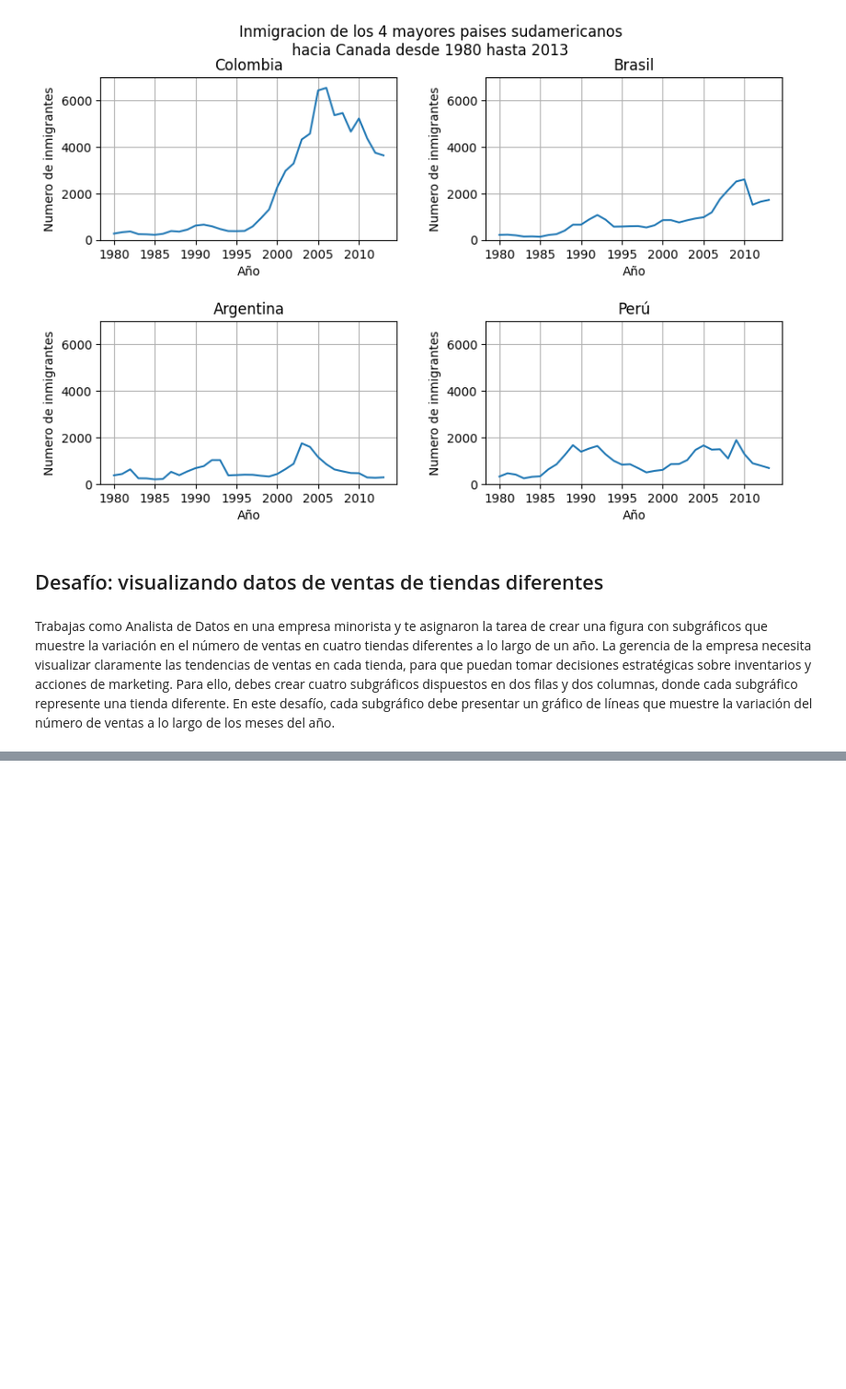
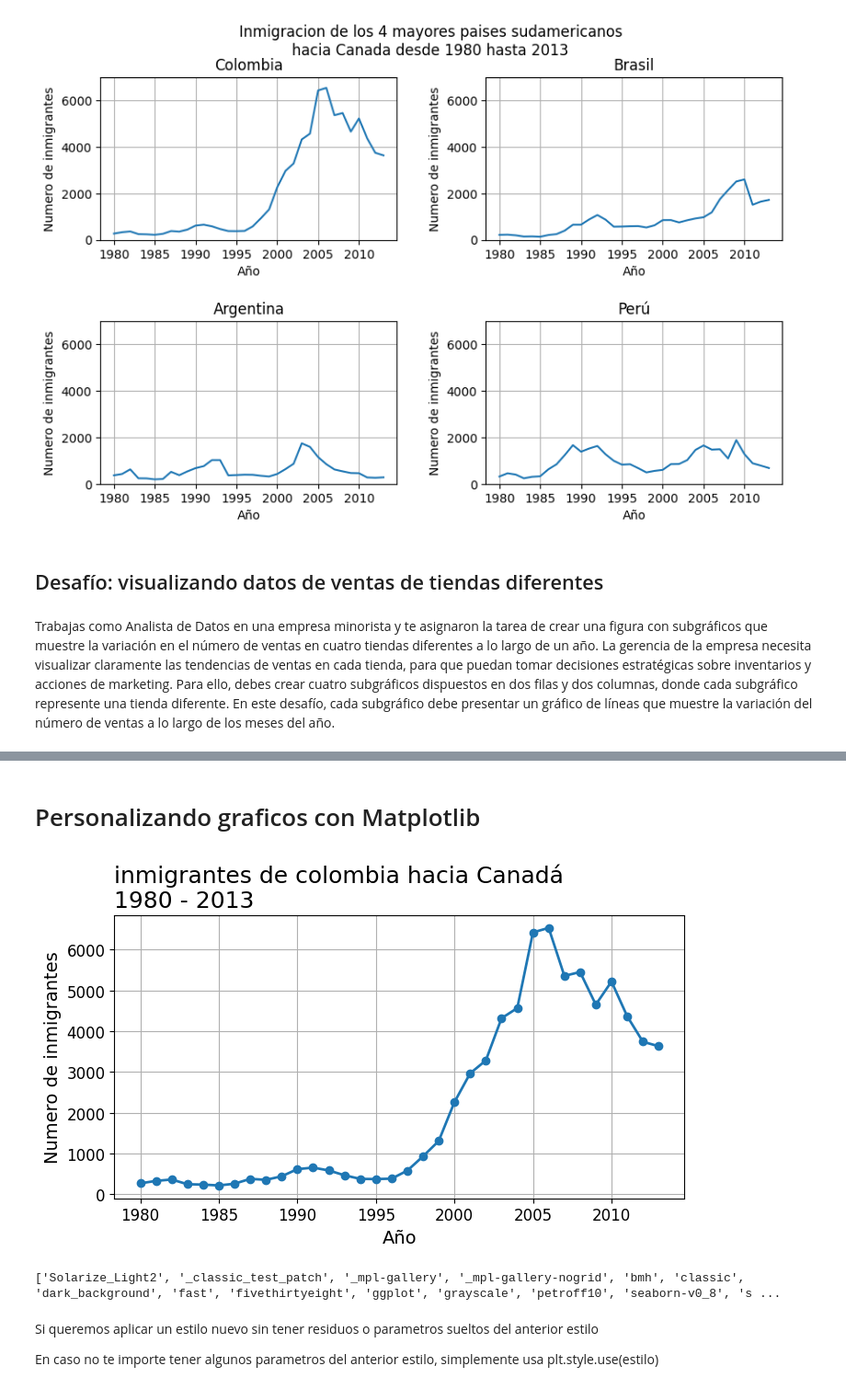
Before and after one commit to Basurero2/Visualizaci0n-de-datos-creando-graficos-con-bibliotecas-de-Python, a Jupyter notebook: Visualización_de_datos_creando_gráficos_con_bibliotecas_de_Python.ipynb, the cells around one changed output, grey strips where cells are left out. Shown at 92% size. Cells and saved outputs as stored; diff of their text form; code cells hidden in the pictures; blank space fills up the shorter version.

Commit message:
subió el aula 3, personalizando gráficos con Matplotlib

```diff
--- a/Visualización_de_datos_creando_gráficos_con_bibliotecas_de_Python.ipynb
+++ b/Visualización_de_datos_creando_gráficos_con_bibliotecas_de_Python.ipynb
@@ -629,0 +718,22 @@ Trabajas como Analista de Datos en una empresa minorista y te asignaron la tarea
+# %% [markdown]
+  # Personalizando graficos con Matplotlib
+# %%
+fig, ax = plt.subplots(figsize=(8,4))   #fig : lienzo, ax : imagen, grafica, figura de ejes
+ax.plot(datos_col["Año"], datos_col["Inmigrantes"], lw=2, marker="o")
+# lw : line weight : grosor linea grafica, marker : tipo de marcador (punto coordenada)
+ax.xaxis.set_major_locator(plt.MultipleLocator(5))         #xticks solo va colocar las posiciones 5 en 5
+ax.set_title("inmigrantes de colombia hacia Canadá\n1980 - 2013", fontsize=18, loc="left")
+#titulo, fontsize : tamaño 16, loc : localizacion ("left": izquierda)
+ax.set_xlabel("Año", fontsize=14)                          #etiqueta eje x, tamaño 14
+ax.set_ylabel("Numero de inmigrantes", fontsize=14)        #etiqueta eje y, tamaño 14
+ax.xaxis.set_tick_params(labelsize=12)                     #valores del eye x, tamaño 12
+ax.yaxis.set_tick_params(labelsize=12)                     #valores del eje y, tamaño 12
+ax.grid()
+
+plt.show()     #mostramos la grafica ya con los datos
+# %% [output]
+[figure, added]
+# %%
+print(plt.style.available)   #muestra lista de todos los estilos para graficas
+# %% [output]
+['Solarize_Light2', '_classic_test_patch', '_mpl-gallery', '_mpl-gallery-nogrid', 'bmh', 'classic', 'dark_background', 'fast', 'fivethirtyeight', 'ggplot', 'grayscale', 'petroff10', 'seaborn-v0_8', 's ...
@@ -629,0 +751,4 @@ Trabajas como Analista de Datos en una empresa minorista y te asignaron la tarea
+# %% [markdown]
+Si queremos aplicar un estilo nuevo sin tener residuos o parametros sueltos del anterior estilo
+
+En caso no te importe tener algunos parametros del anterior estilo, simplemente usa plt.style.use(estilo)
```
Also changed, not shown: parts of 36 cells of this notebook.
